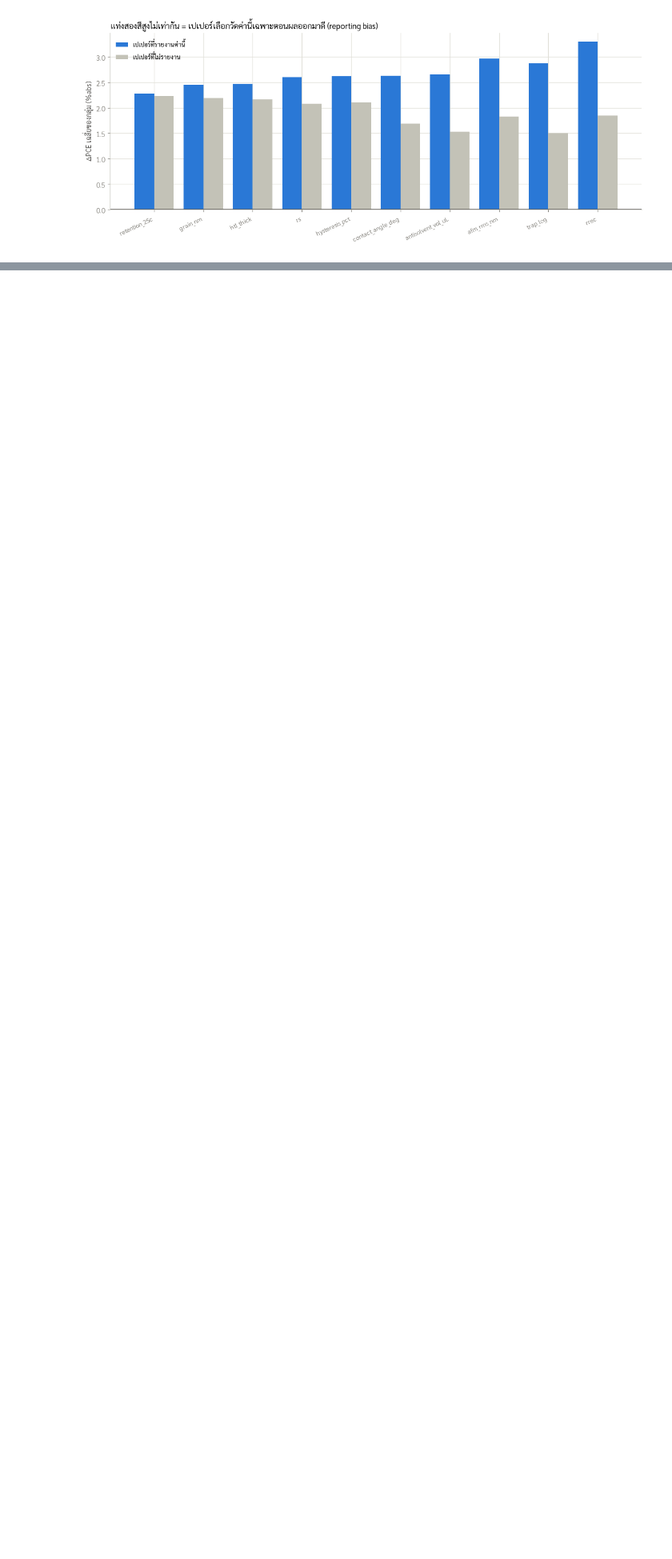
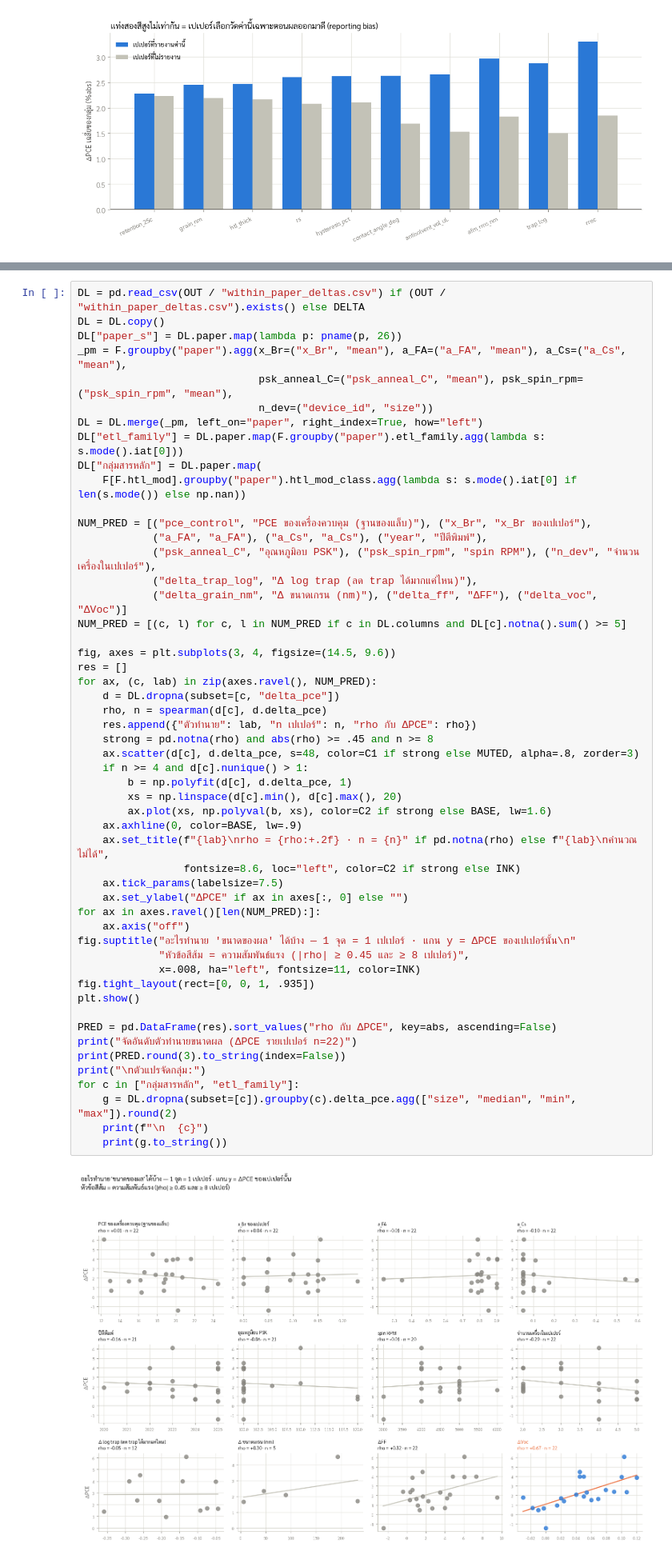
Before and after one commit to NiOx-based-Perovskite-Solar-Cell/Perovskite-Research, a Jupyter notebook: notebooks/eda_explore.ipynb, the cells around one changed output, grey strips where cells are left out. Shown at 80% size. Drawn from its saved outputs; the diff is of its cells as text; blank space fills up the shorter version.

```diff
--- a/notebooks/eda_explore.ipynb
+++ b/notebooks/eda_explore.ipynb
@@ -2860,0 +3015,54 @@ print("=" * 92)
+# %%
+DL = pd.read_csv(OUT / "within_paper_deltas.csv") if (OUT / "within_paper_deltas.csv").exists() else DELTA
+DL = DL.copy()
+DL["paper_s"] = DL.paper.map(lambda p: pname(p, 26))
+_pm = F.groupby("paper").agg(x_Br=("x_Br", "mean"), a_FA=("a_FA", "mean"), a_Cs=("a_Cs", "mean"),
+                             psk_anneal_C=("psk_anneal_C", "mean"), psk_spin_rpm=("psk_spin_rpm", "mean"),
+                             n_dev=("device_id", "size"))
+DL = DL.merge(_pm, left_on="paper", right_index=True, how="left")
+DL["etl_family"] = DL.paper.map(F.groupby("paper").etl_family.agg(lambda s: s.mode().iat[0]))
+DL["กลุ่มสารหลัก"] = DL.paper.map(
+    F[F.htl_mod].groupby("paper").htl_mod_class.agg(lambda s: s.mode().iat[0] if len(s.mode()) else np.nan))
+
+NUM_PRED = [("pce_control", "PCE ของเครื่องควบคุม (ฐานของแล็บ)"), ("x_Br", "x_Br ของเปเปอร์"),
+            ("a_FA", "a_FA"), ("a_Cs", "a_Cs"), ("year", "ปีตีพิมพ์"),
+            ("psk_anneal_C", "อุณหภูมิอบ PSK"), ("psk_spin_rpm", "spin RPM"), ("n_dev", "จำนวนเครื่องในเปเปอร์"),
+            ("delta_trap_log", "Δ log trap (ลด trap ได้มากแค่ไหน)"),
+            ("delta_grain_nm", "Δ ขนาดเกรน (nm)"), ("delta_ff", "ΔFF"), ("delta_voc", "ΔVoc")]
+NUM_PRED = [(c, l) for c, l in NUM_PRED if c in DL.columns and DL[c].notna().sum() >= 5]
+
+fig, axes = plt.subplots(3, 4, figsize=(14.5, 9.6))
+res = []
+for ax, (c, lab) in zip(axes.ravel(), NUM_PRED):
+    d = DL.dropna(subset=[c, "delta_pce"])
+    rho, n = spearman(d[c], d.delta_pce)
+    res.append({"ตัวทำนาย": lab, "n เปเปอร์": n, "rho กับ ΔPCE": rho})
+    strong = pd.notna(rho) and abs(rho) >= .45 and n >= 8
+    ax.scatter(d[c], d.delta_pce, s=48, color=C1 if strong else MUTED, alpha=.8, zorder=3)
+    if n >= 4 and d[c].nunique() > 1:
+        b = np.polyfit(d[c], d.delta_pce, 1)
+        xs = np.linspace(d[c].min(), d[c].max(), 20)
+        ax.plot(xs, np.polyval(b, xs), color=C2 if strong else BASE, lw=1.6)
+    ax.axhline(0, color=BASE, lw=.9)
+    ax.set_title(f"{lab}\nrho = {rho:+.2f} · n = {n}" if pd.notna(rho) else f"{lab}\nคำนวณไม่ได้",
+                 fontsize=8.6, loc="left", color=C2 if strong else INK)
+    ax.tick_params(labelsize=7.5)
+    ax.set_ylabel("ΔPCE" if ax in axes[:, 0] else "")
+for ax in axes.ravel()[len(NUM_PRED):]:
+    ax.axis("off")
+fig.suptitle("อะไรทำนาย 'ขนาดของผล' ได้บ้าง — 1 จุด = 1 เปเปอร์ · แกน y = ΔPCE ของเปเปอร์นั้น\n"
+             "หัวข้อสีส้ม = ความสัมพันธ์แรง (|rho| ≥ 0.45 และ ≥ 8 เปเปอร์)",
+             x=.008, ha="left", fontsize=11, color=INK)
+fig.tight_layout(rect=[0, 0, 1, .935])
+plt.show()
+
+PRED = pd.DataFrame(res).sort_values("rho กับ ΔPCE", key=abs, ascending=False)
+print("จัดอันดับตัวทำนายขนาดผล (ΔPCE รายเปเปอร์ n=22)")
+print(PRED.round(3).to_string(index=False))
+print("\nตัวแปรจัดกลุ่ม:")
+for c in ["กลุ่มสารหลัก", "etl_family"]:
+    g = DL.dropna(subset=[c]).groupby(c).delta_pce.agg(["size", "median", "min", "max"]).round(2)
+    print(f"\n  {c}")
+    print(g.to_string())
+# %% [output]
+[figure, added]
```
Also changed, not shown: parts of 26 cells of this notebook, 11 other files.
